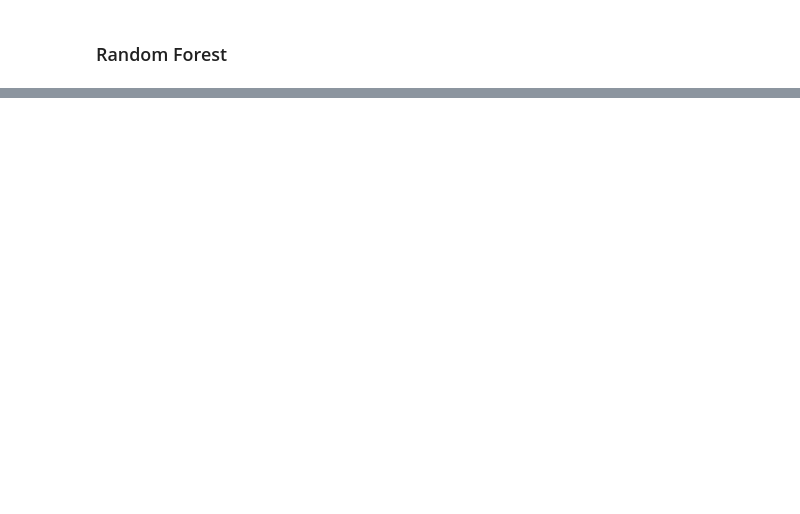
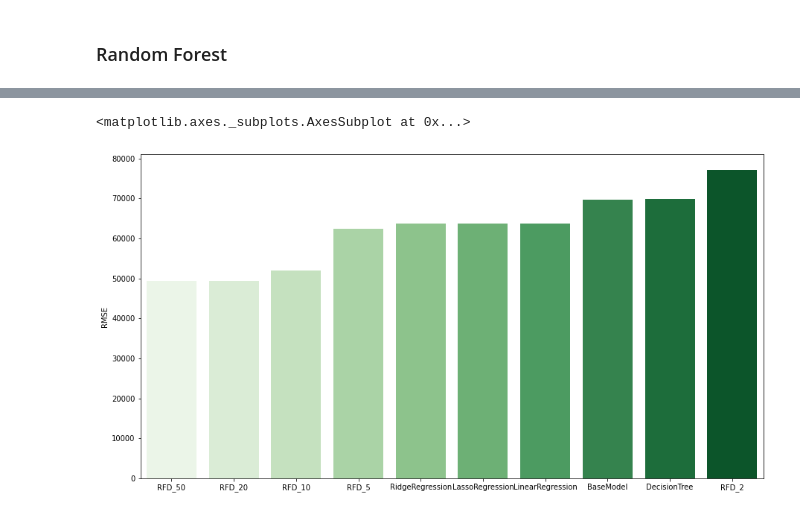
Before and after one commit to deep-son/California-Housing-Price-Prediction, a Jupyter notebook: California_Housing_Price_Prediction.ipynb, the cells around one changed output, grey strips where cells are left out. Saved outputs shown, nothing was run; the diff lists cells and outputs as text; code cells hidden in the pictures; blank space fills up the shorter version.

Commit message:
Final Result Graph Added

```diff
--- a/California_Housing_Price_Prediction.ipynb
+++ b/California_Housing_Price_Prediction.ipynb
@@ -534,5 +574,14 @@ Ridge_GS.fit(m1X_train, m1y_train)
 print(Ridge_GS.best_params_)
 model_rr = make_pipeline(preprocessing.StandardScaler(),linear_model.Ridge(random_state=0, **Ridge_GS.best_params_))
 scores = cross_val_score(model_rr, m1X_train, m1y_train, cv=10)
+
+model_rr.fit(m1X_train, m1y_train)
+pred = model_rr.predict(m1X_test)
+
+MSE = metrics.mean_squared_error(m1y_test, pred)
+RMSE = np.sqrt(metrics.mean_squared_error(m1y_test, pred))
+
+
+dic['RidgeRegression'] = (RMSE,scores.mean() *100)
 print("Accuracy: %0.2f (+/- %0.2f)" % (scores.mean() *100, scores.std() * 2))
 # %% [output]
@@ -548,6 +597,16 @@ Lasso_GS.fit(m1X_train, m1y_train)
 print(Lasso_GS.best_params_)
 model_lasso = make_pipeline(preprocessing.StandardScaler(),linear_model.Lasso(random_state=0, **Lasso_GS.best_params_, max_iter=1e+5))
 scores = cross_val_score(model_lasso, m1X_train, m1y_train, cv=10)
+
+model_lasso.fit(m1X_train, m1y_train)
+pred = model_lasso.predict(m1X_test)
+
+MSE = metrics.mean_squared_error(m1y_test, pred)
+RMSE = np.sqrt(metrics.mean_squared_error(m1y_test, pred))
+
+
+dic['LassoRegression'] = (RMSE,scores.mean() *100)
+print(MSE,RMSE)
 print("Accuracy: %0.2f (+/- %0.2f)" % (scores.mean() *100, scores.std() * 2))
 # %% [output]
 {'alpha': 1e-15, 'fit_intercept': True}
@@ -776,0 +714,4 @@ room_df = house_df.loc[house_df[]]
+# %%
+accuracy_model = pd.DataFrame(dic,index=['RMSE','Training_Accuracy'])
+accuracy_model = accuracy_model.T
+accuracy_model
@@ -776,0 +730,9 @@ room_df = house_df.loc[house_df[]]
+# %%
+accuracy_model.sort_values(by=['RMSE'],inplace=True)
+# %%
+from matplotlib import pyplot
+fig, ax = pyplot.subplots(figsize=(15,8))
+sns.barplot(x=accuracy_model.index,y='RMSE',data=accuracy_model,ax=ax,palette='Greens')
+# %% [output]
+<matplotlib.axes._subplots.AxesSubplot at 0x...>
+[figure, added]
```
Also changed, not shown: parts of 46 cells of this notebook.
